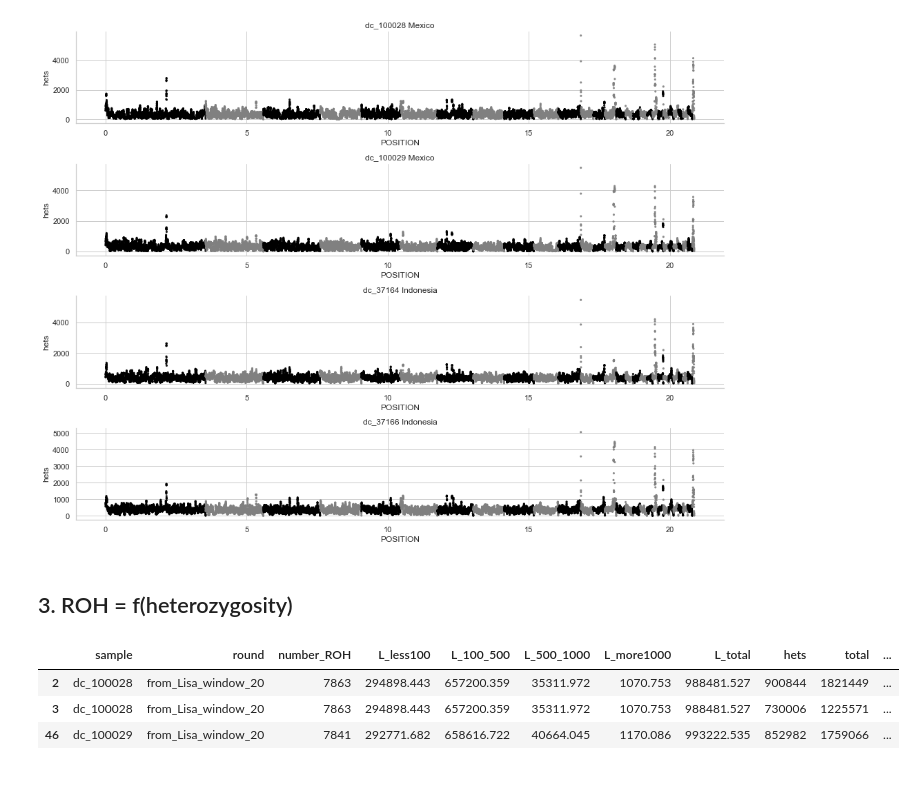
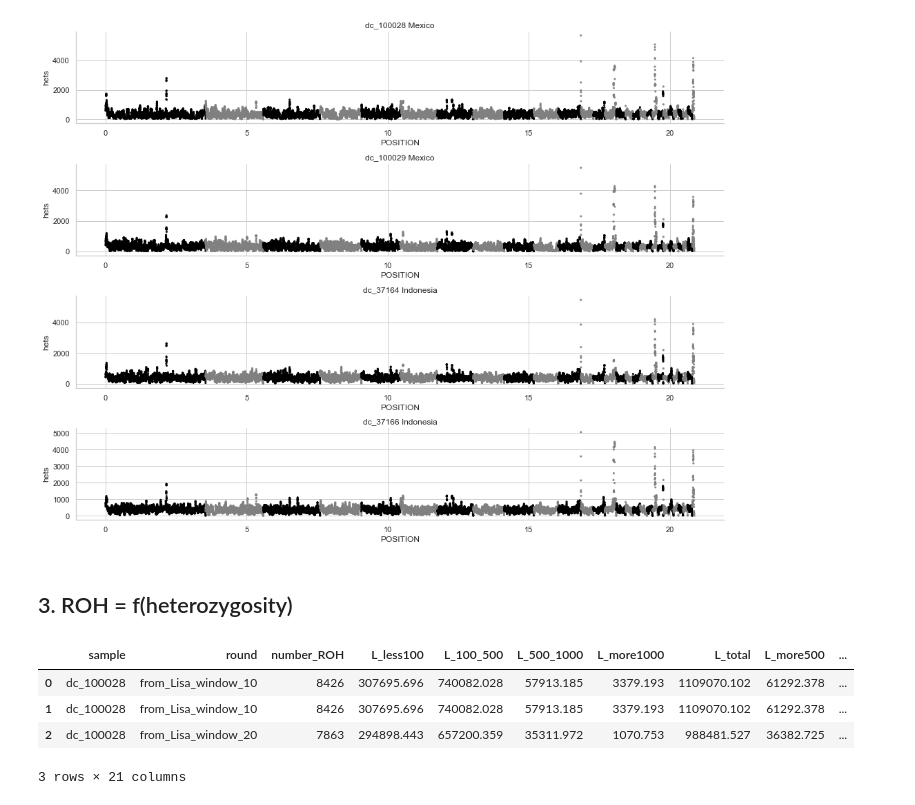
Before and after one commit to osipovarev/Leatherback_popgen, a Jupyter notebook: heterozygosity_analysis.ipynb, the cells around one changed output. Saved outputs shown, nothing was run; the diff lists cells and outputs as text; code cells hidden in the pictures.

```diff
--- a/heterozygosity_analysis.ipynb
+++ b/heterozygosity_analysis.ipynb
@@ -202,26 +202,23 @@ for i in range(len(samples)):
 fig.tight_layout()
 # %% [output]
 [figure]
-# %% [markdown]
-## 3. ROH = f(heterozygosity)
+# %% [markdown]
+## 3. ROH = f(heterozygosity)
 # %%
 dir_path = '/Users/osipova/Documents/LabDocs/Leatherback_popgen/'
 file_name = 'ROH_out/all_samples_binned_ROH.tsv'
 file_data = glob(dir_path + file_name)[0]
 df_roh = pd.read_csv(file_data, sep='\t')
 df_roh['L_total'] = df_roh['L_less100'] + df_roh['L_100_500'] + df_roh['L_500_1000'] + df_roh['L_more1000']
+df_roh['L_more500'] = df_roh['L_500_1000'] + df_roh['L_more1000']
 
 ## Assign location to each sample
 df_all_roh = pd.merge(df_roh, df_all, on='sample')
 
-## select only one round of PLINK ROH params
-q = 20
-round_q = 'from_Lisa_window_{}'.format(q)
-df_roh = df_all_roh[df_all_roh['round'] == round_q]
-
-df_roh.head(3)
+df_all_roh.head(3)
 # %% [output]
-|  | sample | round | number_ROH | L_less100 | L_100_500 | L_500_1000 | L_more1000 | L_total | hets | total | ... |
-| 2 | dc_100028 | from_Lisa_window_20 | 7863 | 294898.443 | 657200.359 | 35311.972 | 1070.753 | 988481.527 | 900844 | 1821449 | ... |
-| 3 | dc_100028 | from_Lisa_window_20 | 7863 | 294898.443 | 657200.359 | 35311.972 | 1070.753 | 988481.527 | 730006 | 1225571 | ... |
-| 46 | dc_100029 | from_Lisa_window_20 | 7841 | 292771.682 | 658616.722 | 40664.045 | 1170.086 | 993222.535 | 852982 | 1759066 | ... |
+|  | sample | round | number_ROH | L_less100 | L_100_500 | L_500_1000 | L_more1000 | L_total | L_more500 | ... |
+| 0 | dc_100028 | from_Lisa_window_10 | 8426 | 307695.696 | 740082.028 | 57913.185 | 3379.193 | 1109070.102 | 61292.378 | ... |
+| 1 | dc_100028 | from_Lisa_window_10 | 8426 | 307695.696 | 740082.028 | 57913.185 | 3379.193 | 1109070.102 | 61292.378 | ... |
+| 2 | dc_100028 | from_Lisa_window_20 | 7863 | 294898.443 | 657200.359 | 35311.972 | 1070.753 | 988481.527 | 36382.725 | ... |
+3 rows × 21 columns
```
Also changed, not shown: parts of 5 cells of this notebook.
